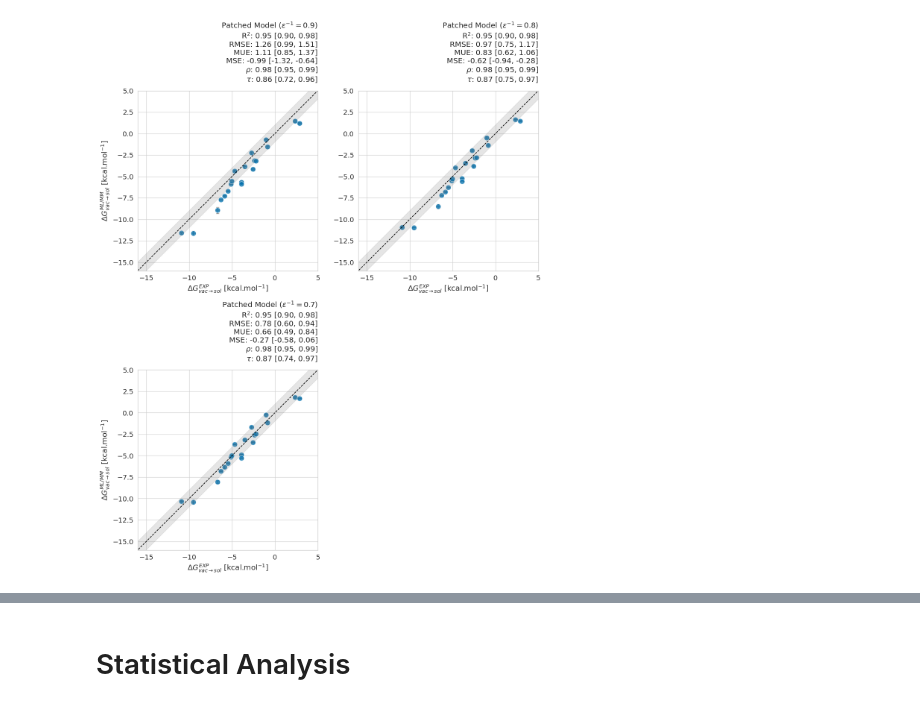
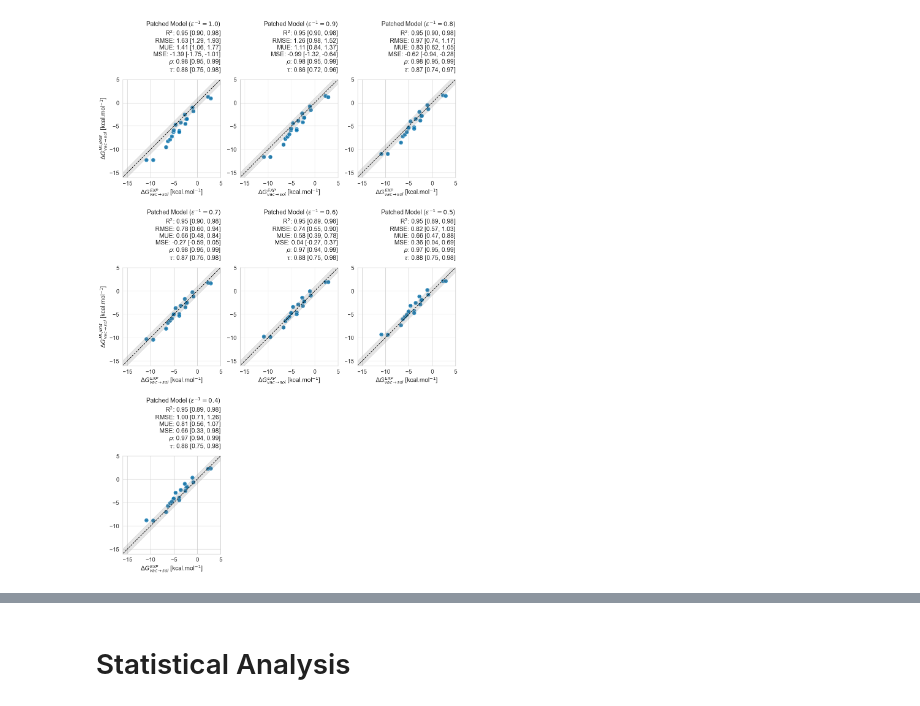
Before and after one commit to michellab/EMLE_HFE_SI, a Jupyter notebook: figures/hydration_fe/dielectric_constant/dieletric_tuning_plots.ipynb, the cells around one changed output, grey strips where cells are left out. Cells and saved outputs as stored; diff of their text form; code cells hidden in the pictures.

```diff
--- a/figures/hydration_fe/dielectric_constant/dieletric_tuning_plots.ipynb
+++ b/figures/hydration_fe/dielectric_constant/dieletric_tuning_plots.ipynb
@@ -250,6 +246,24 @@ EFF_07_COLS = [
     "0.7-Rep1",
     "0.7-Rep2",
     "0.7-Rep3",
+]
+
+EFF_06_COLS = [
+    "0.6-Rep1",
+    "0.6-Rep2",
+    "0.6-Rep3",
+]
+
+EFF_05_COLS = [
+    "0.5-Rep1",
+    "0.5-Rep2",
+    "0.5-Rep3",
+]
+
+EFF_04_COLS = [
+    "0.4-Rep1",
+    "0.4-Rep2",
+    "0.4-Rep3",
 ]
 
 MM_COLS = ["MM-Rep1", "MM-Rep2", "MM-Rep3"]
@@ -291,6 +305,9 @@ EFF_10 = df_emle[EFF_10_COLS]
 EFF_09 = df_emle[EFF_09_COLS]
 EFF_08 = df_emle[EFF_08_COLS]
 EFF_07 = df_emle[EFF_07_COLS]
+EFF_06 = df_emle[EFF_06_COLS]
+EFF_05 = df_emle[EFF_05_COLS]
+EFF_04 = df_emle[EFF_04_COLS]
 # %%
 # <dG>
 dG_MM_MEAN = MM.mean(axis=1)
@@ -359,16 +401,16 @@ sns.set(style="whitegrid", palette="colorblind", context="paper", font_scale=1.5
 
 columns_to_plot = df_data_mean.columns[1:]  # Exclude 'EXP'
 num_plots = len(columns_to_plot)
-ncols = 2
+ncols = 3
 nrows = (num_plots + ncols - 1) // ncols
 
 fig, axes = plt.subplots(
     nrows=nrows, ncols=ncols, figsize=(14, 8 * nrows), sharex=False, sharey=False
 )
 
+final_statistics = {}
 axes = axes.flatten()
 
-# Define y=x line
 xx = np.linspace(-100, 100, 100)
 yy = xx
 
@@ -376,7 +418,6 @@ for i, column in enumerate(columns_to_plot):
     x = df_data_mean["EXP"]
     y = df_data_mean[column]
 
-    # Bootstrap statistics ['RMSE', 'MUE', 'R2', 'rho','KTAU','RAE']
     metrics = ["R2", "RMSE", "MUE", "MSE", "rho", "KTAU"]
     statistics = {}
     statistics_string = ""
@@ -396,6 +437,7 @@ for i, column in enumerate(columns_to_plot):
             f"{statistic_name[statistic]}: {s[statistic_type]:.2f} [{s['low']:.2f}, {s['high']:.2f}]"
             + "\n"
         )
+        final_statistics[column] = statistics
         statistics_string += string
 
     sns.lineplot(ax=axes[i], x=xx, y=yy, color="black", linestyle="--")
@@ -413,8 +455,8 @@ for i, column in enumerate(columns_to_plot):
         alpha=1.0,
         zorder=0,
     )
-    # axes[i].set_title(f'{column}')
-    if i in [0, 2]:
+
+    if i in [0, 3]:
         axes[i].set_ylabel(
             r"$\Delta G^{ML/MM}_{vac \rightarrow sol}$ [kcal.mol$^{-1}$]"
         )
@@ -427,34 +469,35 @@ for i, column in enumerate(columns_to_plot):
     scale = np.linspace(-100, 100, 100)
     axes[i].fill_between(
         scale,
         scale - small_dist,
         scale + small_dist,
         color="grey",
         alpha=0.2,
     )
 
     axes[i].set_title(
         f"{column}\n{statistics_string}",
         loc="right",
         horizontalalignment="right",
         pad=1,
     )
 
     axes[i].grid(True)
     xmin = ymin = -16
     xmax = ymax = 5
     axes[i].set_xlim(xmin, xmax)
     axes[i].set_ylim(ymin, ymax)
 
 for j in range(i + 1, len(axes)):
     fig.delaxes(axes[j])
 
 for ax in axes:
     ax.set_aspect("equal", "box")
 
-# reduce vertical space between subplots
-plt.subplots_adjust(hspace=0.55)
-plt.savefig("ahfe_benchmark.png", bbox_inches="tight", dpi=300, transparent=True)
+plt.subplots_adjust(hspace=-0.01)
+plt.savefig(
+    "ahfe_benchmark_dieletric.pdf", bbox_inches="tight", dpi=300, transparent=True
+)
 plt.show()
 # %% [output]
-[figure, old version]
+[figure, new version]
```
Also changed, not shown: parts of 13 cells of this notebook, 27 other files.
